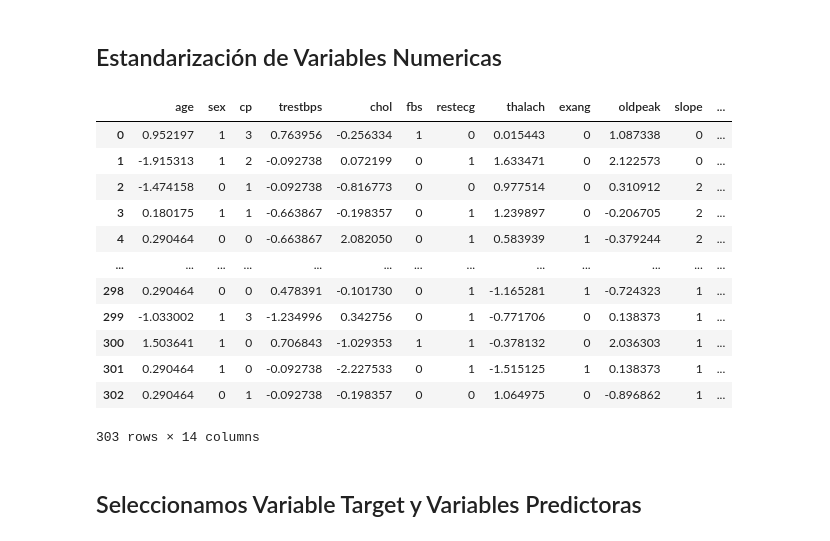
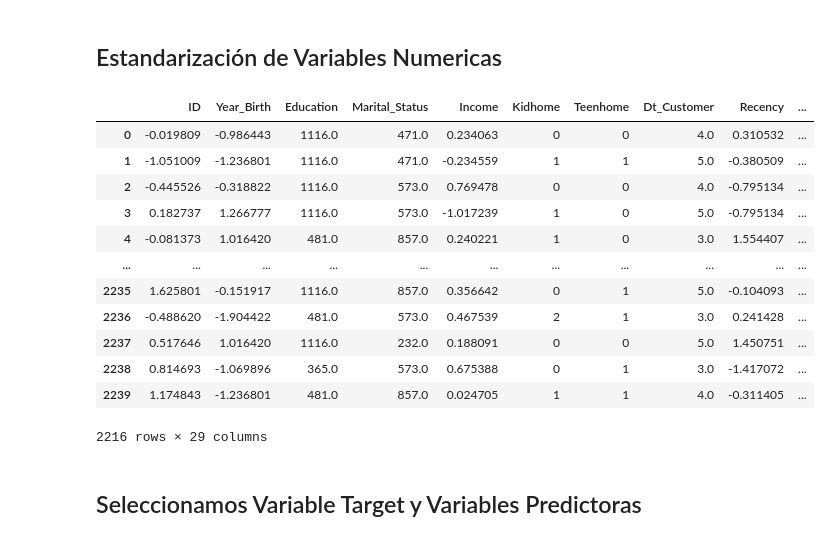
Before and after one commit to esvinusac/maestriabi, a Jupyter notebook: Statistical_Learning1/ProyectoFinal/Notebook3.ipynb, the cells around one changed output. Saved outputs shown, nothing was run; the diff lists cells and outputs as text; code cells hidden in the pictures.

```diff
--- a/Statistical_Learning1/ProyectoFinal/Notebook3.ipynb
+++ b/Statistical_Learning1/ProyectoFinal/Notebook3.ipynb
@@ -43,0 +31,27 @@ dataset
+# %%
+# Definimos algunas constantes a utilizar para mejor mantenimiento del programa
+dataset_entrada = 'marketing_campaign.csv'
+columna_target = 'Response'
+
+dataset = pd.read_csv(dataset_entrada, sep=';')
+dataset.dropna(inplace=True)
+# %%
+#obtenemos tipos de datos de columnas de dataframe
+categoric_vars, discrete_vars , continues_vars = mm.getColumnsDataTypes(df=dataset)
+# %%
+# Definimos los pasos del pipeline
+my_feature_engineering_pipeline = Pipeline(steps = [
+    # hacemos encoding de las variables categorias utilizando el tipo de mapeo de frecuencia
+    ('categorical_variables_codification',
+        pp.CategoricalEncoderOperator(varNames = categoric_vars, map_type='freq'))
+])
+
+# Ejecutamos el pipeline sobre la data
+procesed_data = my_feature_engineering_pipeline.fit_transform(dataset)
+# mostramos la data imputada.
+print(procesed_data)
+
+print('\n---------- Despues  de la Imputacion ----------')
+
+cat_cols = mm.getCategoricalCols(procesed_data)
+print('Columnas categoricas: ',cat_cols)
@@ -44,29 +76,32 @@ dataset
+# %%
+dataset = procesed_data
 # %% [markdown]
 ## Estandarización de Variables Numericas
 # %%
 df_scaled = dataset.copy()
-cols_to_scale = ['age', 'trestbps', 'chol', 'thalach', 'oldpeak']
+
+cols_to_scale = continues_vars
 
 features = df_scaled[cols_to_scale]
 scaler = StandardScaler().fit(features.values)
 features = scaler.transform(features.values)
 
 df_scaled[cols_to_scale] = features
 df_scaled
 # %% [output]
-|  | age | sex | cp | trestbps | chol | fbs | restecg | thalach | exang | oldpeak | slope | ... |
-| 0 | 0.952197 | 1 | 3 | 0.763956 | -0.256334 | 1 | 0 | 0.015443 | 0 | 1.087338 | 0 | ... |
-| 1 | -1.915313 | 1 | 2 | -0.092738 | 0.072199 | 0 | 1 | 1.633471 | 0 | 2.122573 | 0 | ... |
-| 2 | -1.474158 | 0 | 1 | -0.092738 | -0.816773 | 0 | 0 | 0.977514 | 0 | 0.310912 | 2 | ... |
-| 3 | 0.180175 | 1 | 1 | -0.663867 | -0.198357 | 0 | 1 | 1.239897 | 0 | -0.206705 | 2 | ... |
-| 4 | 0.290464 | 0 | 0 | -0.663867 | 2.082050 | 0 | 1 | 0.583939 | 1 | -0.379244 | 2 | ... |
-| ... | ... | ... | ... | ... | ... | ... | ... | ... | ... | ... | ... | ... |
-| 298 | 0.290464 | 0 | 0 | 0.478391 | -0.101730 | 0 | 1 | -1.165281 | 1 | -0.724323 | 1 | ... |
-| 299 | -1.033002 | 1 | 3 | -1.234996 | 0.342756 | 0 | 1 | -0.771706 | 0 | 0.138373 | 1 | ... |
-| 300 | 1.503641 | 1 | 0 | 0.706843 | -1.029353 | 1 | 1 | -0.378132 | 0 | 2.036303 | 1 | ... |
-| 301 | 0.290464 | 1 | 0 | -0.092738 | -2.227533 | 0 | 1 | -1.515125 | 1 | 0.138373 | 1 | ... |
-| 302 | 0.290464 | 0 | 1 | -0.092738 | -0.198357 | 0 | 0 | 1.064975 | 0 | -0.896862 | 1 | ... |
+|  | ID | Year_Birth | Education | Marital_Status | Income | Kidhome | Teenhome | Dt_Customer | Recency | ... |
+| 0 | -0.019809 | -0.986443 | 1116.0 | 471.0 | 0.234063 | 0 | 0 | 4.0 | 0.310532 | ... |
+| 1 | -1.051009 | -1.236801 | 1116.0 | 471.0 | -0.234559 | 1 | 1 | 5.0 | -0.380509 | ... |
+| 2 | -0.445526 | -0.318822 | 1116.0 | 573.0 | 0.769478 | 0 | 0 | 4.0 | -0.795134 | ... |
+| 3 | 0.182737 | 1.266777 | 1116.0 | 573.0 | -1.017239 | 1 | 0 | 5.0 | -0.795134 | ... |
+| 4 | -0.081373 | 1.016420 | 481.0 | 857.0 | 0.240221 | 1 | 0 | 3.0 | 1.554407 | ... |
+| ... | ... | ... | ... | ... | ... | ... | ... | ... | ... | ... |
+| 2235 | 1.625801 | -0.151917 | 1116.0 | 857.0 | 0.356642 | 0 | 1 | 5.0 | -0.104093 | ... |
+| 2236 | -0.488620 | -1.904422 | 481.0 | 573.0 | 0.467539 | 2 | 1 | 3.0 | 0.241428 | ... |
+| 2237 | 0.517646 | 1.016420 | 1116.0 | 232.0 | 0.188091 | 0 | 0 | 5.0 | 1.450751 | ... |
+| 2238 | 0.814693 | -1.069896 | 365.0 | 573.0 | 0.675388 | 0 | 1 | 3.0 | -1.417072 | ... |
+| 2239 | 1.174843 | -1.236801 | 481.0 | 857.0 | 0.024705 | 1 | 1 | 4.0 | -0.311405 | ... |
-303 rows × 14 columns
+2216 rows × 29 columns
 # %% [markdown]
 ## Seleccionamos Variable Target y Variables Predictoras
 # %%
```
Also changed, not shown: parts of 11 cells of this notebook.
